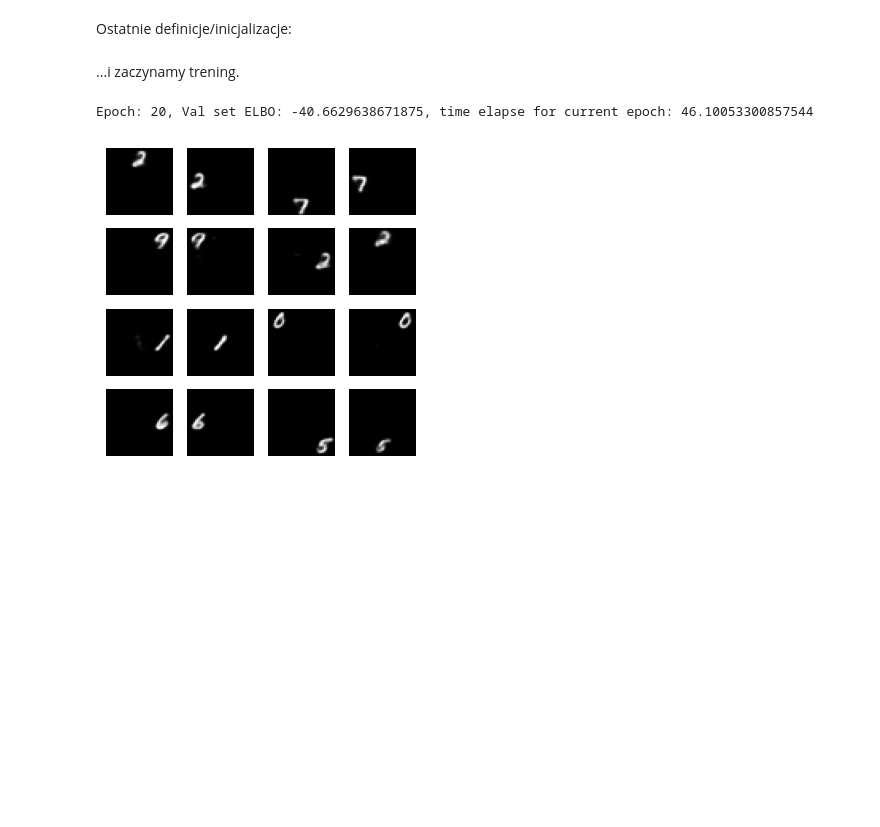
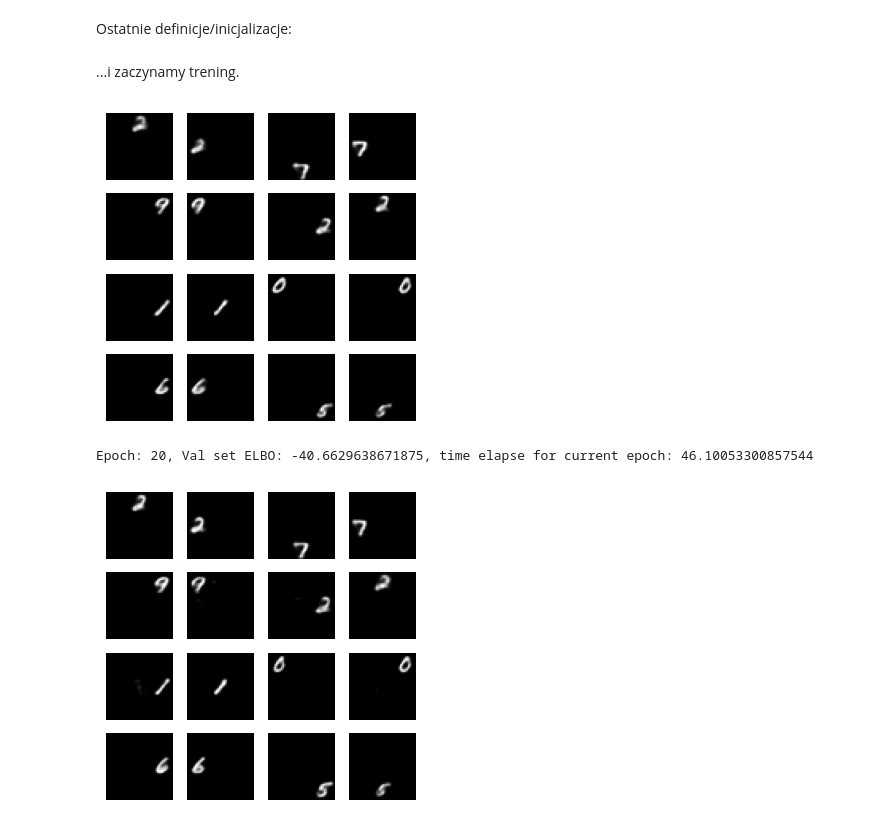
Before and after one commit to mwardynski/machine-learning, a Jupyter notebook: lab6/gnns.ipynb, the cells around one changed output. Drawn from its saved outputs; the diff is of its cells as text; code cells hidden in the pictures; blank space fills up the shorter version.

```diff
--- a/lab6/gnns.ipynb
+++ b/lab6/gnns.ipynb
@@ -724,7 +724,7 @@ num_examples_to_generate = 16
 # %% [markdown]
 Nie będziemy tym razem wizualizować przestrzeni ukrytej, ale zacznijmy od latent_dim=2.
 # %%
-latent_dim = 25
+latent_dim = 100
 model = Cond_CVAE(latent_dim)
 # %%
 seed = 42
@@ -794,6 +794,10 @@ def train_step(model, x, optimizer):
 optimizer = tf.keras.optimizers.Adam(1e-4)
 # %% [markdown]
 ...i zaczynamy trening.
+# %%
+generate_and_save_images(model, 0, test_sample)
+# %% [output]
+[figure, added]
 # %%
 generate_and_save_images(model, 0, test_sample)
 
```
Also changed, not shown: parts of 4 cells of this notebook.
